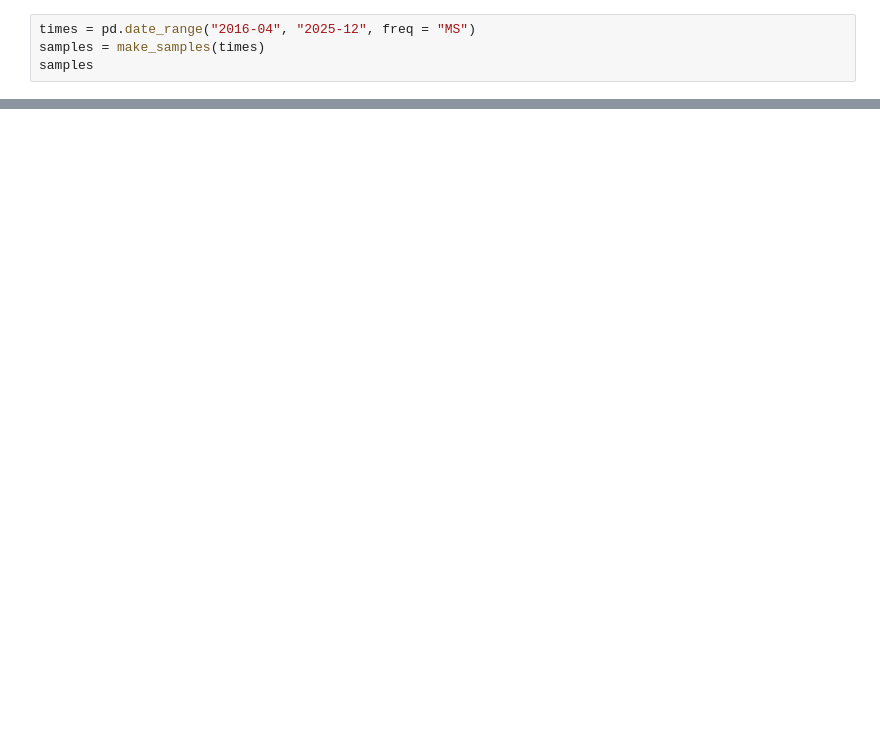
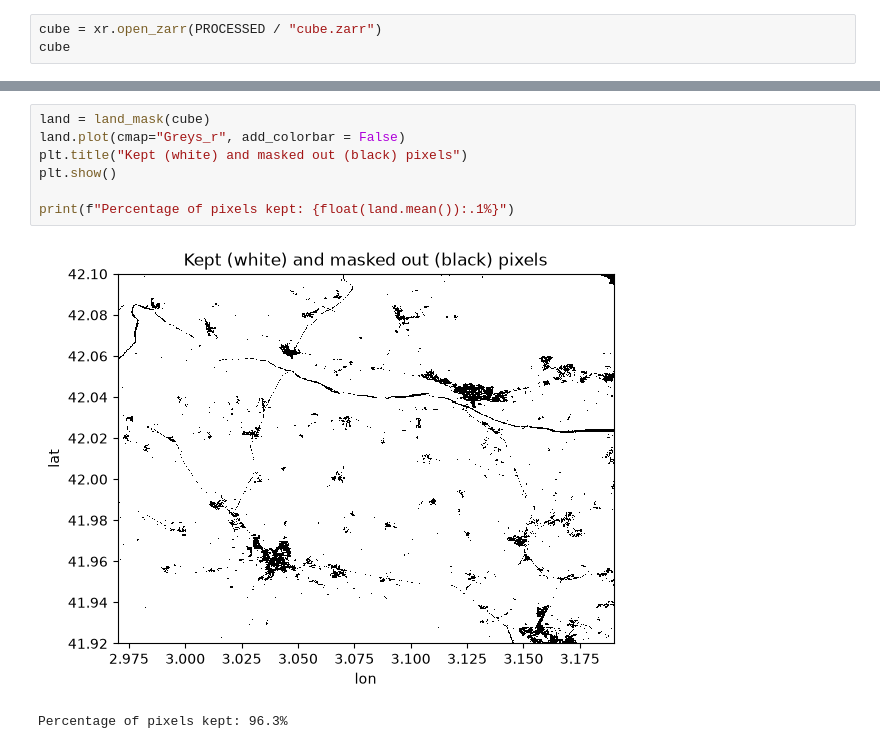
Before and after one commit to davidcirauqui/drought_forecast, a Jupyter notebook: notebooks/03_dataset_splits.ipynb, the cells around one changed output, grey strips where cells are left out. Cells and saved outputs as stored; diff of their text form; blank space fills up the shorter version.

```diff
--- a/notebooks/03_dataset_splits.ipynb
+++ b/notebooks/03_dataset_splits.ipynb
@@ -14,5 +27,4 @@ The autoreload extension is already loaded. To reload it, use:
 # %%
-times = pd.date_range("2016-04", "2025-12", freq = "MS")
-samples = make_samples(times)
-samples
+cube = xr.open_zarr(PROCESSED / "cube.zarr")
+cube
 # %% [output]
@@ -54,0 +106,10 @@ for combination in itertools.combinations(ranges, 2):
+# %%
+land = land_mask(cube)
+land.plot(cmap="Greys_r", add_colorbar = False)
+plt.title("Kept (white) and masked out (black) pixels")
+plt.show()
+
+print(f"Percentage of pixels kept: {float(land.mean()):.1%}")
+# %% [output]
+[figure, added]
+Percentage of pixels kept: 96.3%
```
Also changed, not shown: parts of 11 cells of this notebook, 1 other file.
